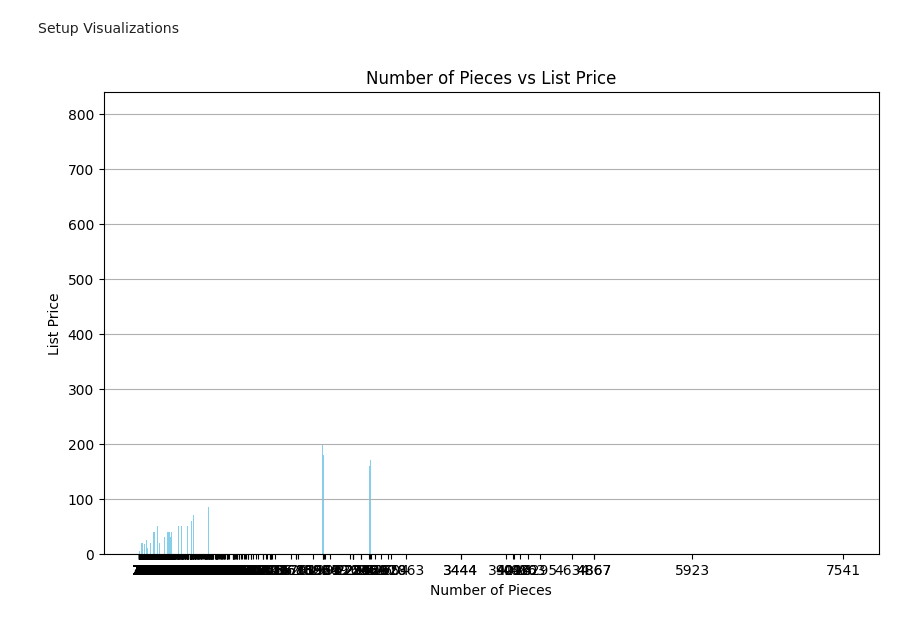
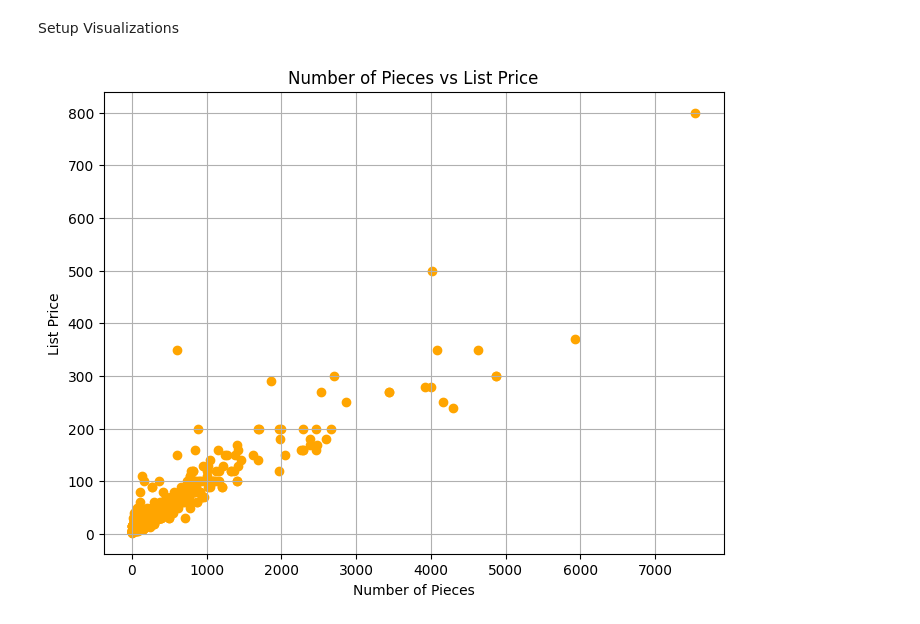
Before and after one commit to pointer-jen/CodeYou_DA_Jan_2025_Capstone, a Jupyter notebook: main.ipynb, the cells around one changed output. Drawn from its saved outputs; the diff is of its cells as text; code cells hidden in the pictures.

```diff
--- a/main.ipynb
+++ b/main.ipynb
@@ -153,17 +153,14 @@ Data where year released is '2017':
 [340 rows x 17 columns]
 # %% [markdown]
 Setup Visualizations
-# %%
-# Create a bar chart
-plt.figure(figsize=(10, 6))
-plt.bar(df['piece_count'], df['list_price'], color='skyblue')
-plt.title('Number of Pieces vs List Price')
-plt.xlabel('Number of Pieces')
-plt.ylabel('List Price')
-plt.xticks(df['piece_count'])
-plt.grid(axis='y')
-
-# Show the plot
-plt.show()
-# %% [output]
-[figure, removed]
+# %%
+#setup scatter plot
+plt.figure(figsize=(8, 6))
+plt.scatter(df['piece_count'], df['list_price'], color='orange')
+plt.title('Number of Pieces vs List Price')
+plt.xlabel('Number of Pieces')
+plt.ylabel('List Price')
+plt.grid(True)
+plt.show()
+# %% [output]
+[figure, added]
```
Also changed, not shown: parts of 4 cells of this notebook, 10 other files.
